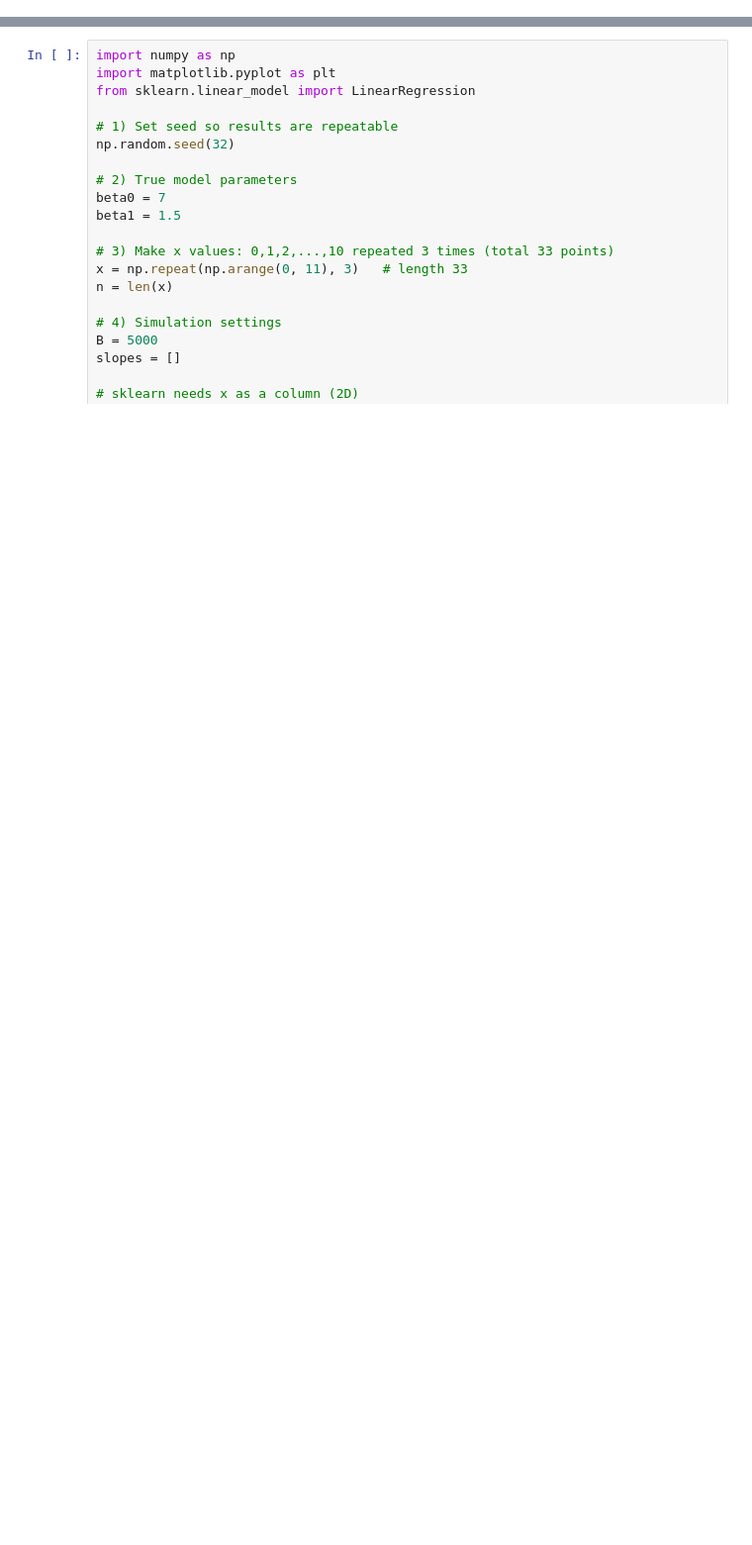
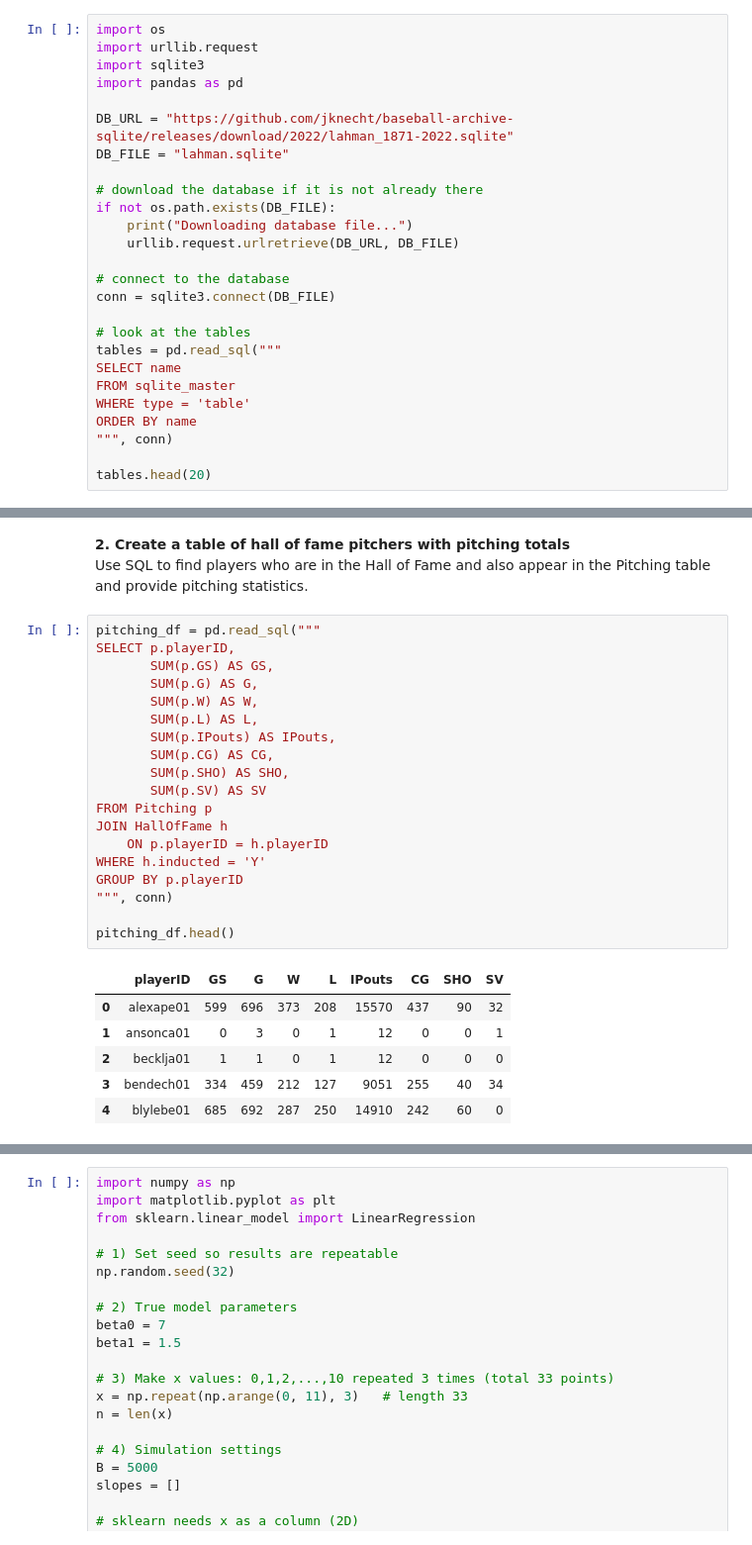
Before and after one commit to whiterabbit077/ST554, a Jupyter notebook: HW6.ipynb, the cells around one changed output, grey strips where cells are left out. Shown at 99% size. Cells and saved outputs as stored; diff of their text form; blank space fills up the shorter version.

```diff
--- a/HW6.ipynb
+++ b/HW6.ipynb
@@ -35,0 +14,26 @@ HAVING filters groups after a GROUP BY (it's like WHERE, but for aggregate resul
+# %%
+import os
+import urllib.request
+import sqlite3
+import pandas as pd
+
+DB_URL = "https://github.com/jknecht/baseball-archive-sqlite/releases/download/2022/lahman_1871-2022.sqlite"
+DB_FILE = "lahman.sqlite"
+
+# download the database if it is not already there
+if not os.path.exists(DB_FILE):
+    print("Downloading database file...")
+    urllib.request.urlretrieve(DB_URL, DB_FILE)
+
+# connect to the database
+conn = sqlite3.connect(DB_FILE)
+
+# look at the tables
+tables = pd.read_sql("""
+SELECT name
+FROM sqlite_master
+WHERE type = 'table'
+ORDER BY name
+""", conn)
+
+tables.head(20)
@@ -35,0 +59,29 @@ HAVING filters groups after a GROUP BY (it's like WHERE, but for aggregate resul
+# %% [markdown]
+**2. Create a table of hall of fame pitchers with pitching totals**
+Use SQL to find players who are in the Hall of Fame and also appear in the Pitching table and provide pitching statistics.
+# %%
+pitching_df = pd.read_sql("""
+SELECT p.playerID,
+       SUM(p.GS) AS GS,
+       SUM(p.G) AS G,
+       SUM(p.W) AS W,
+       SUM(p.L) AS L,
+       SUM(p.IPouts) AS IPouts,
+       SUM(p.CG) AS CG,
+       SUM(p.SHO) AS SHO,
+       SUM(p.SV) AS SV
+FROM Pitching p
+JOIN HallOfFame h
+    ON p.playerID = h.playerID
+WHERE h.inducted = 'Y'
+GROUP BY p.playerID
+""", conn)
+
+pitching_df.head()
+# %% [output]
+|  | playerID | GS | G | W | L | IPouts | CG | SHO | SV |
+| 0 | alexape01 | 599 | 696 | 373 | 208 | 15570 | 437 | 90 | 32 |
+| 1 | ansonca01 | 0 | 3 | 0 | 1 | 12 | 0 | 0 | 1 |
+| 2 | becklja01 | 1 | 1 | 0 | 1 | 12 | 0 | 0 | 0 |
+| 3 | bendech01 | 334 | 459 | 212 | 127 | 9051 | 255 | 40 | 34 |
+| 4 | blylebe01 | 685 | 692 | 287 | 250 | 14910 | 242 | 60 | 0 |
```
Also changed, not shown: parts of 14 cells of this notebook.
